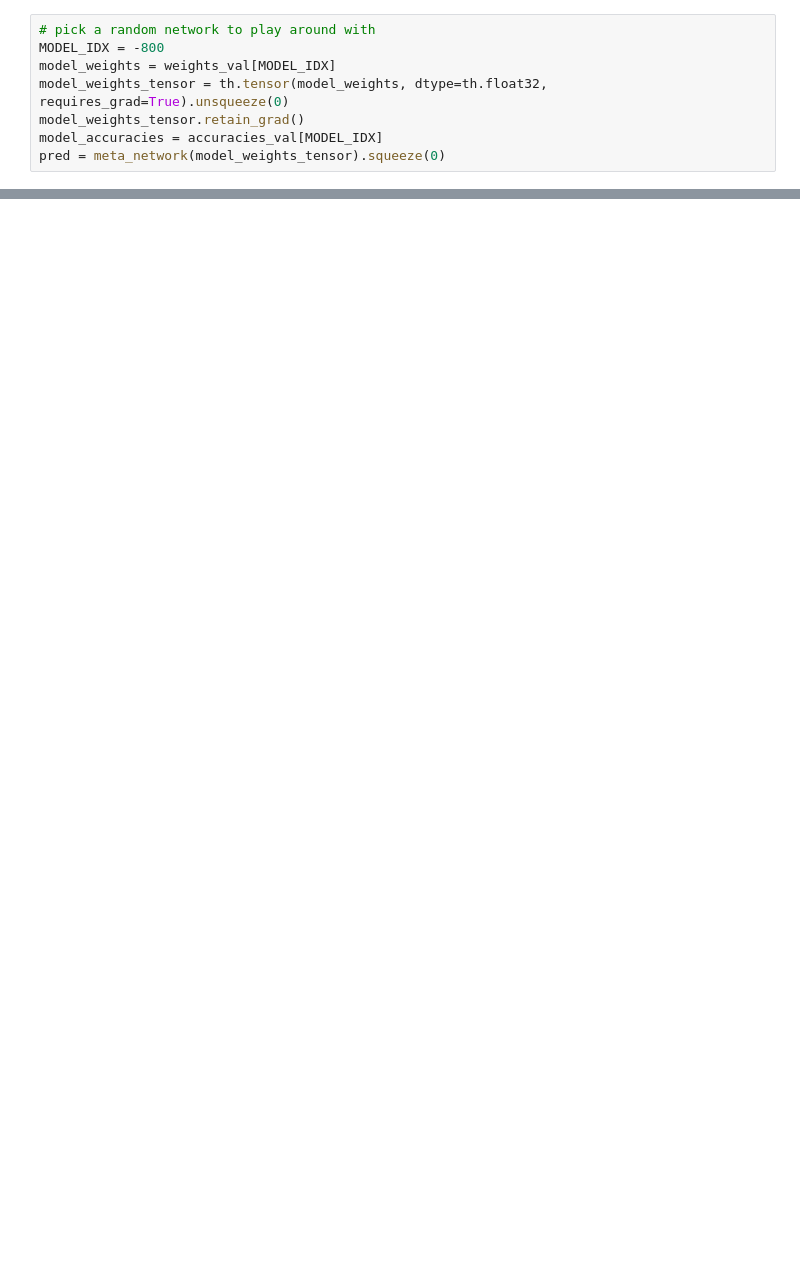
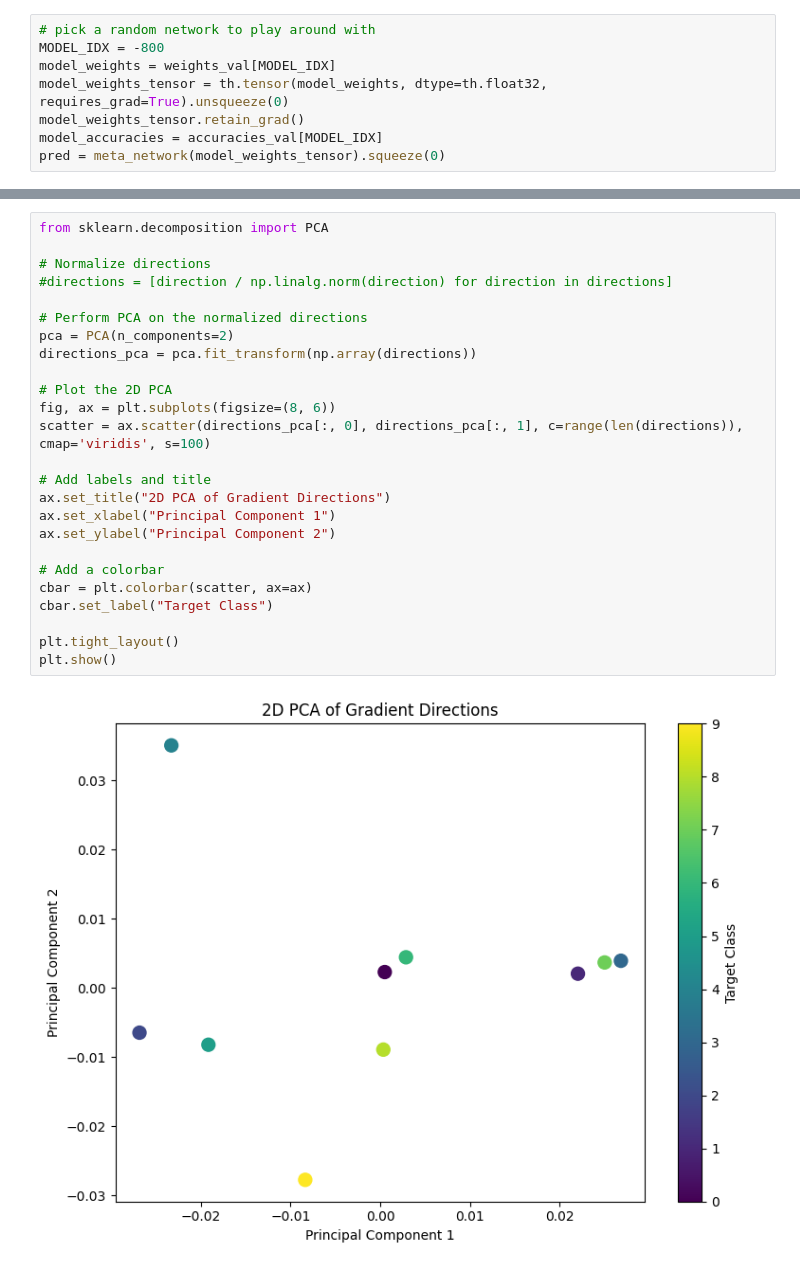
Before and after one commit to SimonIlic/WeightSpaceClassifier, a Jupyter notebook: notebooks/unlearning_directions.ipynb, the cells around one changed output, grey strips where cells are left out. Cells and saved outputs as stored; diff of their text form; blank space fills up the shorter version.

```diff
--- a/notebooks/unlearning_directions.ipynb
+++ b/notebooks/unlearning_directions.ipynb
@@ -130,0 +131,27 @@ plt.show()
+# %%
+from sklearn.decomposition import PCA
+
+# Normalize directions
+#directions = [direction / np.linalg.norm(direction) for direction in directions]
+
+# Perform PCA on the normalized directions
+pca = PCA(n_components=2)
+directions_pca = pca.fit_transform(np.array(directions))
+
+# Plot the 2D PCA
+fig, ax = plt.subplots(figsize=(8, 6))
+scatter = ax.scatter(directions_pca[:, 0], directions_pca[:, 1], c=range(len(directions)), cmap='viridis', s=100)
+
+# Add labels and title
+ax.set_title("2D PCA of Gradient Directions")
+ax.set_xlabel("Principal Component 1")
+ax.set_ylabel("Principal Component 2")
+
+# Add a colorbar
+cbar = plt.colorbar(scatter, ax=ax)
+cbar.set_label("Target Class")
+
+plt.tight_layout()
+plt.show()
+# %% [output]
+[figure, added]
```
Also changed, not shown: parts of 11 cells of this notebook.
